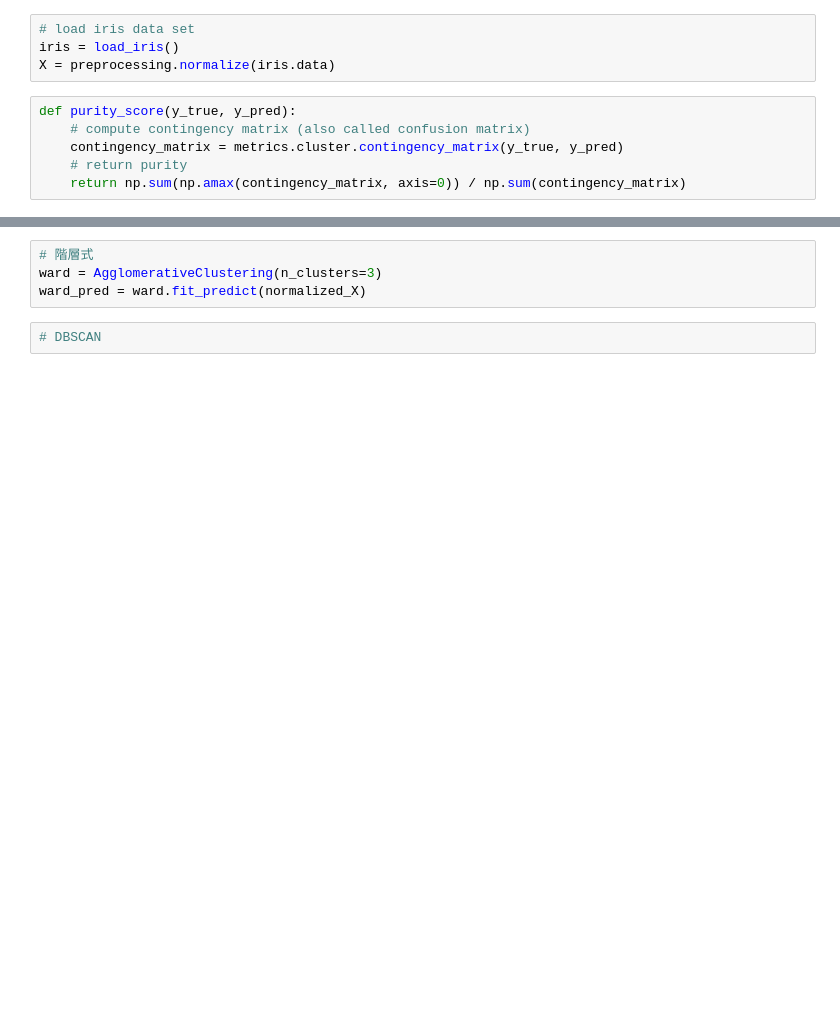
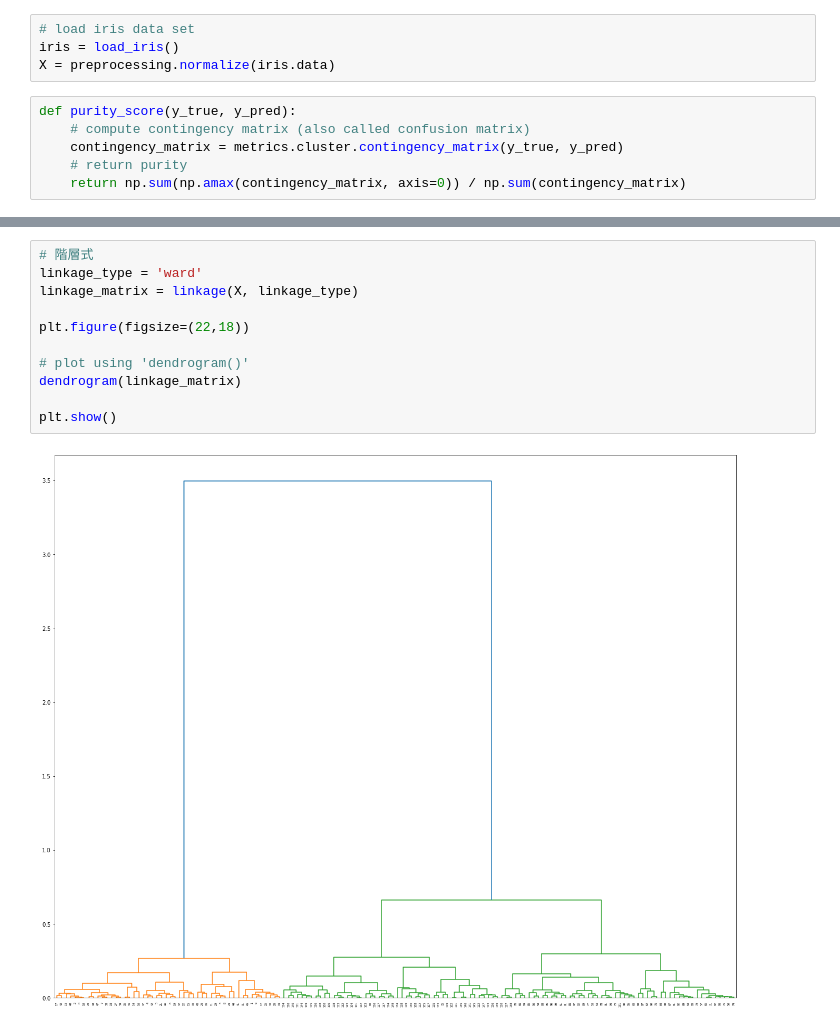
Before and after one commit to RogerLog1115/hw3M11123062, a Jupyter notebook: iris.ipynb, the cells around one changed output, grey strips where cells are left out. Cells and saved outputs as stored; diff of their text form; blank space fills up the shorter version.

Commit message:
add Hierarchical Clustering

```diff
--- a/iris.ipynb
+++ b/iris.ipynb
@@ -31,6 +34,13 @@ Purity: 0.8933333333333333
-# %%
-# 階層式
-ward = AgglomerativeClustering(n_clusters=3)
-ward_pred = ward.fit_predict(normalized_X)
-# %%
-# DBSCAN
+# %%
+# 階層式
+linkage_type = 'ward'
+linkage_matrix = linkage(X, linkage_type)
+
+plt.figure(figsize=(22,18))
+
+# plot using 'dendrogram()'
+dendrogram(linkage_matrix)
+
+plt.show()
+# %% [output]
+[figure, added]
```
Also changed, not shown: parts of 3 cells of this notebook.
